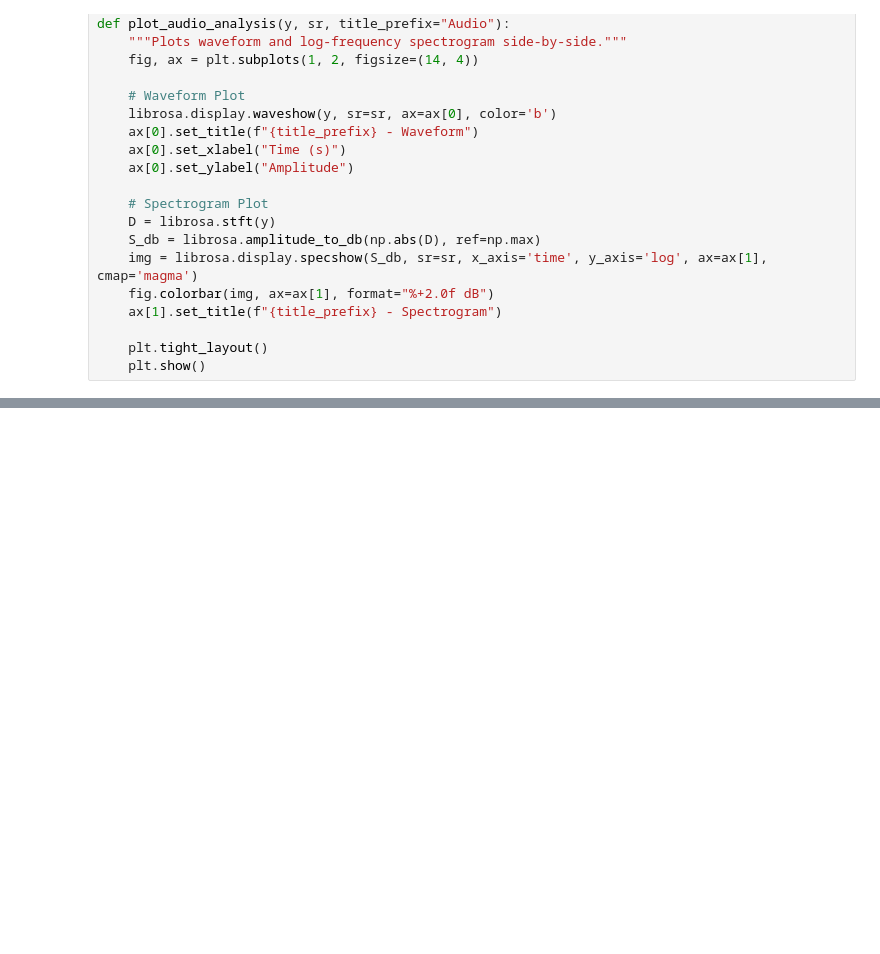
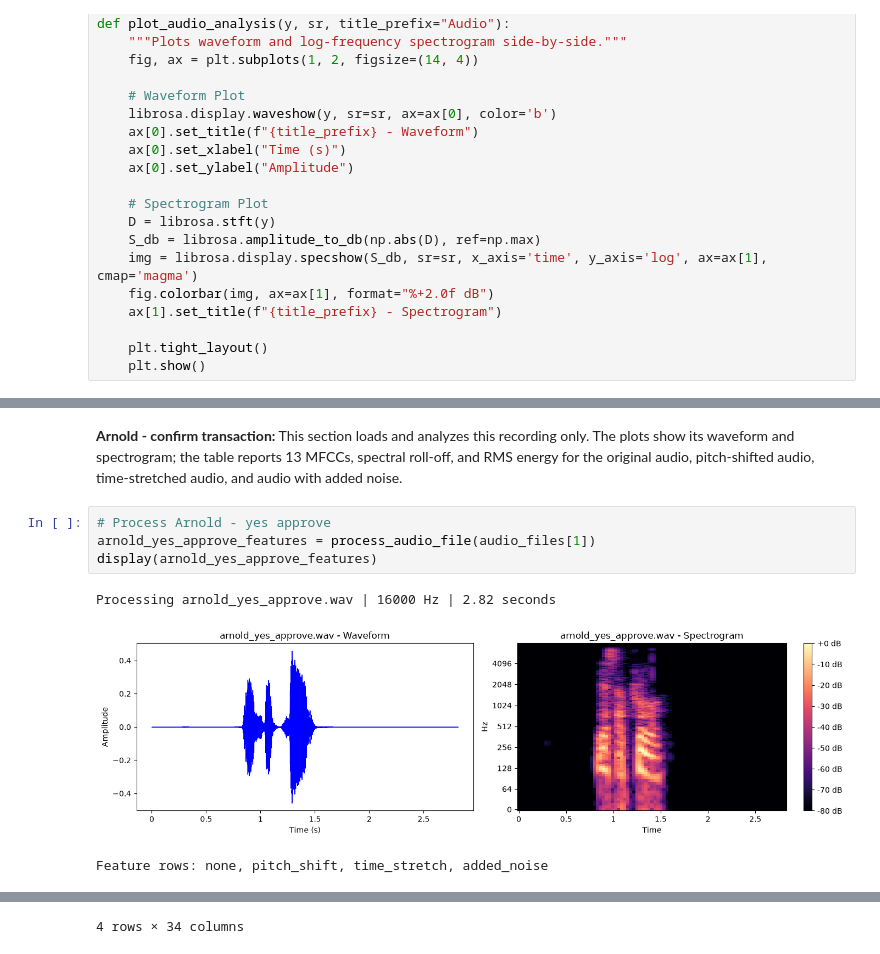
Before and after one commit to M-arnold-tech/Formative-2-Multimodal-Data-Preprocessing-Assignment-G19, a Jupyter notebook: Sound_Data_Collection_and_processing.ipynb, the cells around one changed output, grey strips where cells are left out. Saved outputs shown, nothing was run; the diff lists cells and outputs as text; blank space fills up the shorter version.

```diff
--- a/Sound_Data_Collection_and_processing.ipynb
+++ b/Sound_Data_Collection_and_processing.ipynb
@@ -375,0 +266,10 @@ Found 4 audio file(s) for processing...
+# %% [markdown]
+**Arnold - confirm transaction:** This section loads and analyzes this recording only. The plots show its waveform and spectrogram; the table reports 13 MFCCs, spectral roll-off, and RMS energy for the original audio, pitch-shifted audio, time-stretched audio, and audio with added noise.
+# %%
+# Process Arnold - yes approve
+arnold_yes_approve_features = process_audio_file(audio_files[1])
+display(arnold_yes_approve_features)
+# %% [output]
+Processing arnold_yes_approve.wav | 16000 Hz | 2.82 seconds
+[figure, added]
+Feature rows: none, pitch_shift, time_stretch, added_noise
@@ -375,0 +281 @@ Found 4 audio file(s) for processing...
+4 rows × 34 columns
```
Also changed, not shown: parts of 22 cells of this notebook, 5 other files.
